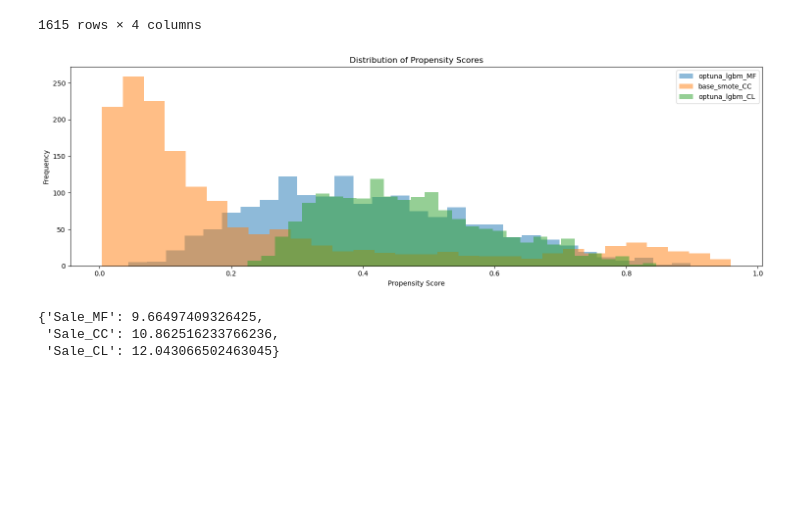
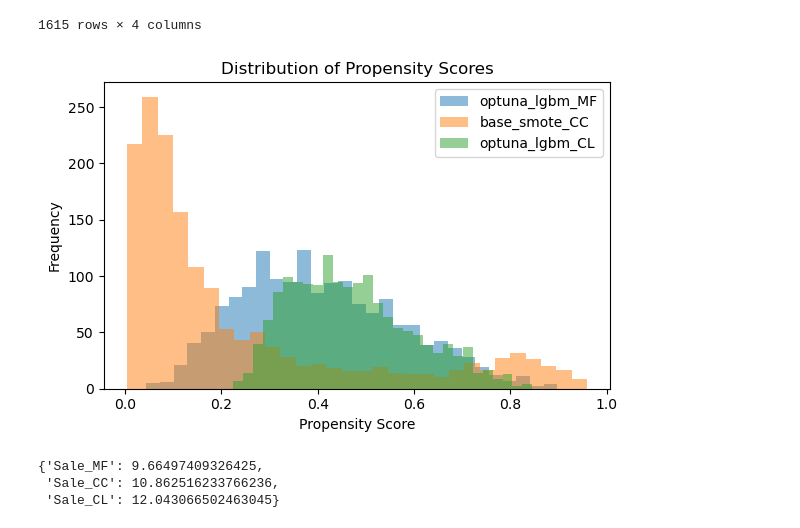
Before and after one commit to reinbugnot/direct-marketing-optimization, a Jupyter notebook: part-2-data-modelling.ipynb, the cells around one changed output. Saved outputs shown, nothing was run; the diff lists cells and outputs as text; code cells hidden in the pictures; blank space fills up the shorter version.

```diff
--- a/part-2-data-modelling.ipynb
+++ b/part-2-data-modelling.ipynb
@@ -481,23 +478,23 @@ Propensity Scores for all clients across selected models:
 1615 rows × 4 columns
 # %%
 # Let's plot the distribution of propensity scores across products to see how our models assigned the propensity scores
-plt.figure(figsize=(15,5))
+plt.figure(figsize=(6,4))
 
 # Plot histograms for each product type
-for col in propensity_scores_selected.columns[1:]:  # Skip Client column
+for col in propensity_scores_selected.columns[1:4]:  # Skip Client column
     plt.hist(propensity_scores_selected[col],
             alpha=0.5,
             bins=30,
             label=col)
 plt.title('Distribution of Propensity Scores')
 plt.xlabel('Propensity Score')
 plt.ylabel('Frequency')
 plt.legend()
 
 plt.tight_layout()
 plt.show()
 # %% [output]
-[figure, old version]
+[figure, new version]
 # %%
 # Compute average revenue per sale
 avg_revenue_per_sale = {
```
Also changed, not shown: parts of 2 cells of this notebook, 1 other file.
